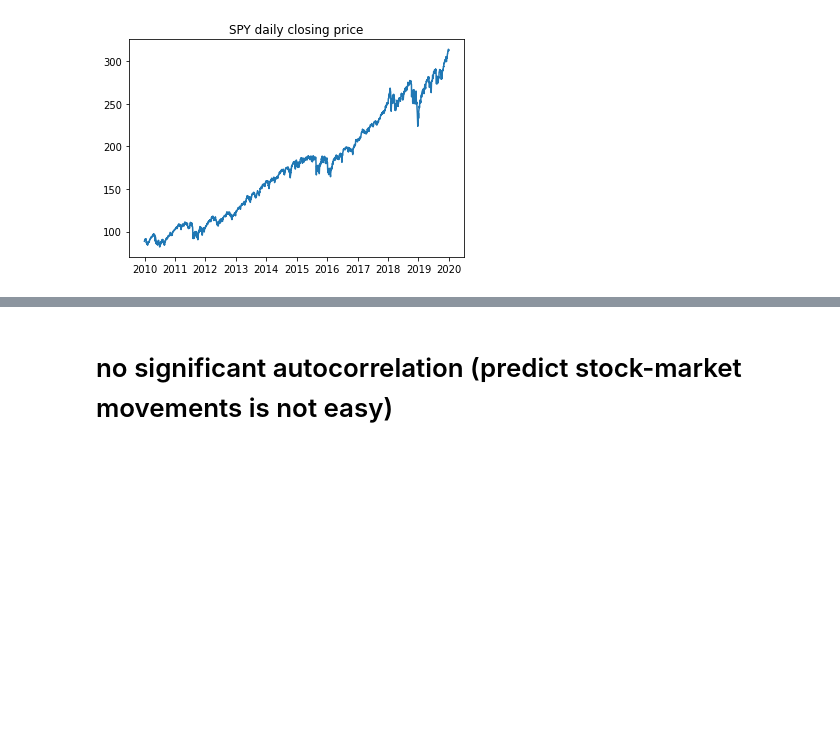
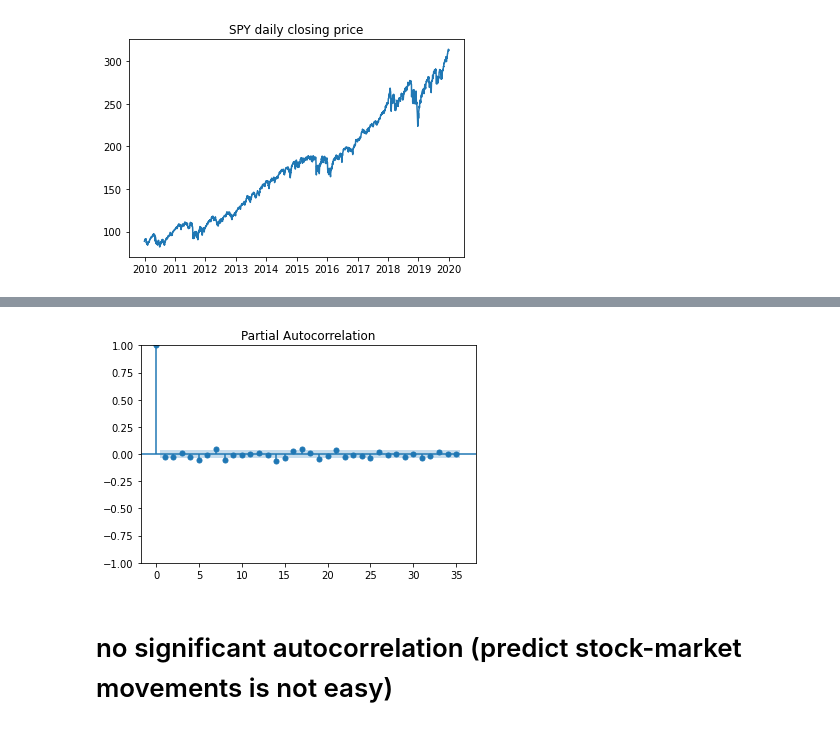
Before and after one commit to GrossBetruger/Kaggle, a Jupyter notebook: time_series_analysis/time_series_analysis.ipynb, the cells around one changed output, grey strips where cells are left out. Cells and saved outputs as stored; diff of their text form; code cells hidden in the pictures; blank space fills up the shorter version.

```diff
--- a/time_series_analysis/time_series_analysis.ipynb
+++ b/time_series_analysis/time_series_analysis.ipynb
@@ -144,4 +178,6 @@ acf_plot = plot_acf(daily_diffs, lags=100)
 # %%
-pacf_plot = plot_pacf(daily_diffs)
+pacf_plot = plot_pacf(daily_diffs, method='ywm')
+# %% [output]
+[figure, added]
 # %% [markdown]
 # no significant autocorrelation (predict stock-market movements is not easy)
```
Also changed, not shown: parts of 5 cells of this notebook.
